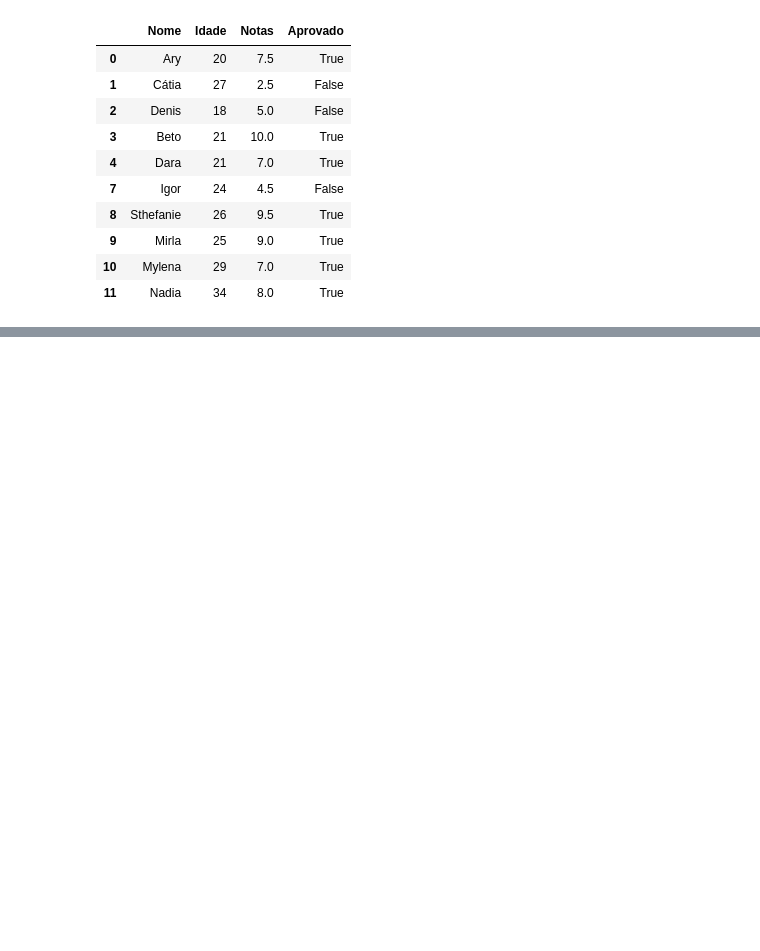
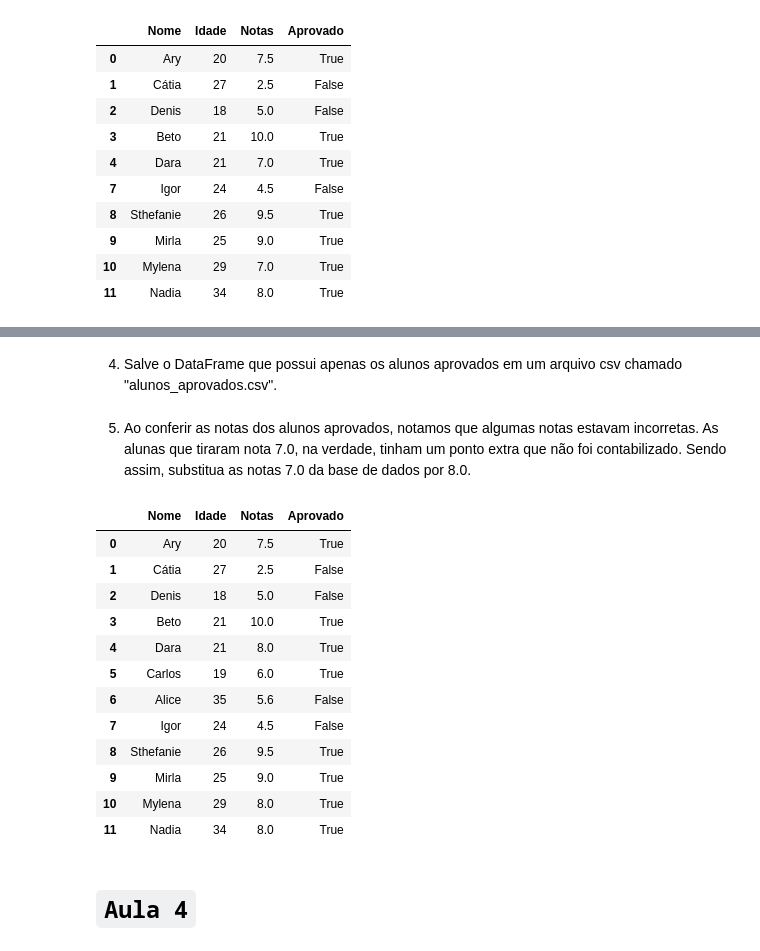
Before and after one commit to KaelDucatti/estudos-ds, a Jupyter notebook: python_for_ds/04_pandas_first_step/exercise.ipynb, the cells around one changed output, grey strips where cells are left out. Drawn from its saved outputs; the diff is of its cells as text; code cells hidden in the pictures; blank space fills up the shorter version.

```diff
--- a/python_for_ds/04_pandas_first_step/exercise.ipynb
+++ b/python_for_ds/04_pandas_first_step/exercise.ipynb
@@ -268,13 +268,13 @@ display(df)
 # %% [markdown]
 2) Os alunos "Alice" e "Carlos", não fazem mais parte da turma. Sendo assim, remova-os da base de dados.
 # %%
-df = df[
+df_filter_carlos_alice = df[
     (df['Nome'] != 'Carlos')
     &
     (df['Nome'] != 'Alice')
 ]
 
-df
+df_filter_carlos_alice
 # %% [output]
 |  | Nome | Idade | Notas | Aprovado |
 | 0 | Ary | 20 | 7.5 | True |
@@ -289,0 +308,2 @@ df
+# %% [markdown]
+4. Salve o DataFrame que possui apenas os alunos aprovados em um arquivo csv chamado "alunos_aprovados.csv".
@@ -289,0 +315,24 @@ df
+# %% [markdown]
+5. Ao conferir as notas dos alunos aprovados, notamos que algumas notas estavam incorretas. As alunas que tiraram nota 7.0, na verdade, tinham um ponto extra que não foi contabilizado. Sendo assim, substitua as notas 7.0 da base de dados por 8.0.
+# %%
+df_ajuste = df.replace(
+    to_replace=7.0,
+    value=8.0
+)
+df_ajuste
+# %% [output]
+|  | Nome | Idade | Notas | Aprovado |
+| 0 | Ary | 20 | 7.5 | True |
+| 1 | Cátia | 27 | 2.5 | False |
+| 2 | Denis | 18 | 5.0 | False |
+| 3 | Beto | 21 | 10.0 | True |
+| 4 | Dara | 21 | 8.0 | True |
+| 5 | Carlos | 19 | 6.0 | True |
+| 6 | Alice | 35 | 5.6 | False |
+| 7 | Igor | 24 | 4.5 | False |
+| 8 | Sthefanie | 26 | 9.5 | True |
+| 9 | Mirla | 25 | 9.0 | True |
+| 10 | Mylena | 29 | 8.0 | True |
+| 11 | Nadia | 34 | 8.0 | True |
+# %% [markdown]
+# `Aula 4`
```
Also changed, not shown: parts of 4 cells of this notebook, 7 other files.
